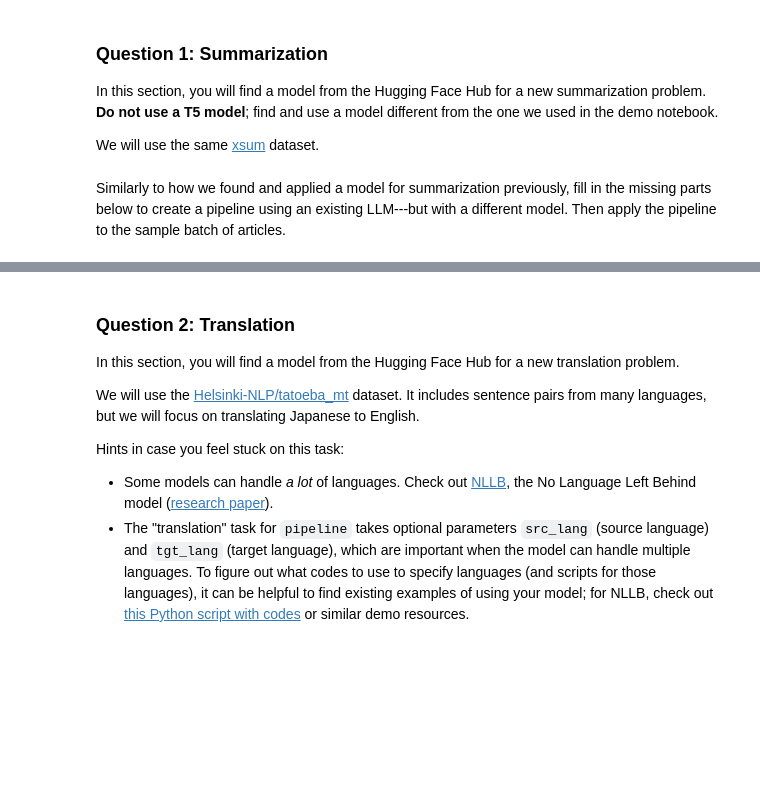
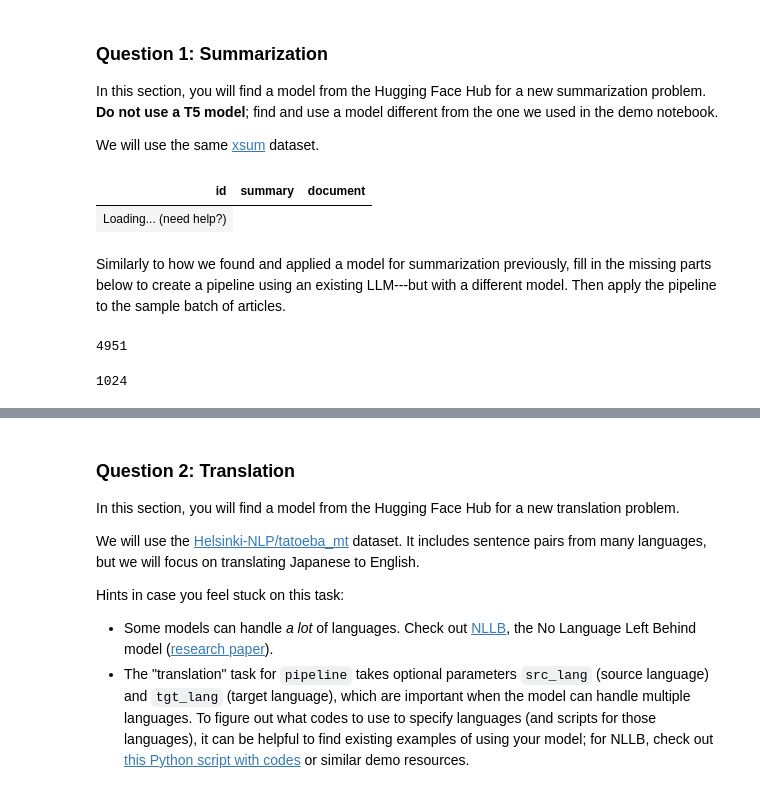
Before and after one commit to Mjboothaus/large-language-models-da, a Jupyter notebook: notebooks/LLM 01L - LLMs with Hugging Face Lab.ipynb, the cells around one changed output, grey strips where cells are left out. Drawn from its saved outputs; the diff is of its cells as text; code cells hidden in the pictures; blank space fills up the shorter version.

```diff
--- a/notebooks/LLM 01L - LLMs with Hugging Face Lab.ipynb
+++ b/notebooks/LLM 01L - LLMs with Hugging Face Lab.ipynb
@@ -61,8 +73,12 @@ We will use the same [xsum](https://huggingface.co/datasets/xsum) dataset.
 # %%
 xsum_dataset = load_dataset(
     "xsum", version="1.2.0", cache_dir=DA_paths_datasets
 )  # Note: We specify cache_dir to use predownloaded data.
+
 xsum_sample = xsum_dataset["train"].select(range(10))
-display(xsum_sample.to_pandas())
+display(xsum_sample.to_pandas().loc[:, ::-1])
+# %% [output]
+| id | summary | document |
+| Loading... (need help?) |
 # %% [markdown]
 Similarly to how we found and applied a model for summarization previously, fill in the missing parts below to create a pipeline using an existing LLM---but with a different model.  Then apply the pipeline to the sample batch of articles.
@@ -68,0 +92,8 @@ Similarly to how we found and applied a model for summarization previously, fill
+# %%
+len(max(xsum_sample["document"], key=len))
+# %% [output]
+4951
+# %%
+len(max([doc[:1024] for doc in xsum_sample["document"]], key=len))
+# %% [output]
+1024
```
Also changed, not shown: parts of 24 cells of this notebook, 12 other files.
